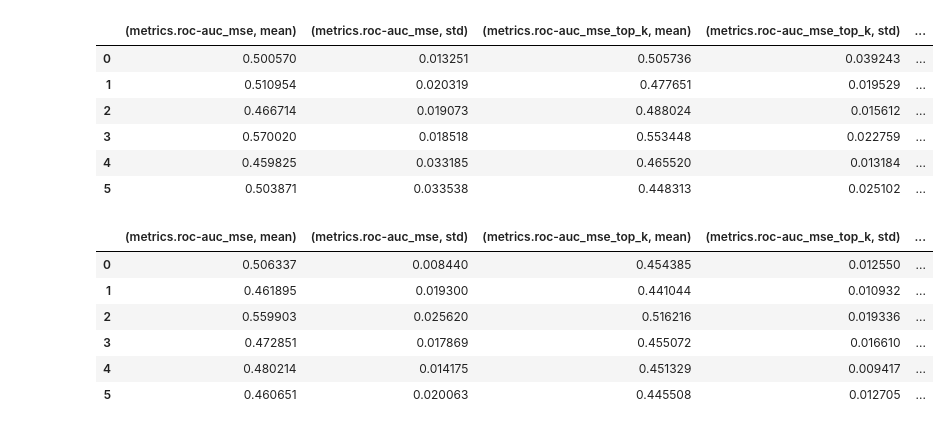
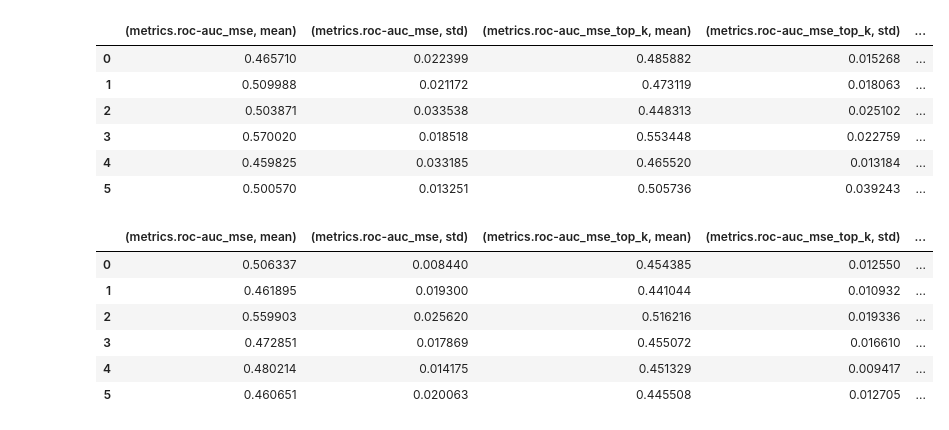
Before and after one commit to Valentyn1997/xray, a Jupyter notebook: notebooks/Experiments_comparison.ipynb, the cells around one changed output. Drawn from its saved outputs; the diff is of its cells as text; code cells hidden in the pictures.

```diff
--- a/notebooks/Experiments_comparison.ipynb
+++ b/notebooks/Experiments_comparison.ipynb
@@ -6,20 +6,20 @@ MLFLOW_TRACKING_URI = 'http://localhost:5001'
 mlflow.set_tracking_uri(MLFLOW_TRACKING_URI)
 summary = {}
 # %%
-cae = mlflow.search_runs(experiment_ids=10)
+cae = mlflow.search_runs(experiment_ids=16)
 cae = pd.merge(cae.groupby(by='tags.mlflow.parentRunId').agg(['mean', 'std']), cae,
          left_on='tags.mlflow.parentRunId', right_on='run_id')
 cae['model'] = 'cae'
 summary['cae'] = (cae.filter(regex=r"\('metrics\.(roc-auc).+(mean|std)'\)|params.data_source|params.pipeline|model"))
 summary['cae']
 # %% [output]
 |  | (metrics.roc-auc_mse, mean) | (metrics.roc-auc_mse, std) | (metrics.roc-auc_mse_top_k, mean) | (metrics.roc-auc_mse_top_k, std) | ... |
-| 0 | 0.500570 | 0.013251 | 0.505736 | 0.039243 | ... |
-| 1 | 0.510954 | 0.020319 | 0.477651 | 0.019529 | ... |
-| 2 | 0.466714 | 0.019073 | 0.488024 | 0.015612 | ... |
+| 0 | 0.465710 | 0.022399 | 0.485882 | 0.015268 | ... |
+| 1 | 0.509988 | 0.021172 | 0.473119 | 0.018063 | ... |
+| 2 | 0.503871 | 0.033538 | 0.448313 | 0.025102 | ... |
 | 3 | 0.570020 | 0.018518 | 0.553448 | 0.022759 | ... |
 | 4 | 0.459825 | 0.033185 | 0.465520 | 0.013184 | ... |
-| 5 | 0.503871 | 0.033538 | 0.448313 | 0.025102 | ... |
+| 5 | 0.500570 | 0.013251 | 0.505736 | 0.039243 | ... |
 # %%
 bae = mlflow.search_runs(experiment_ids=11)
 bae = pd.merge(bae.groupby(by='tags.mlflow.parentRunId').agg(['mean', 'std']), bae,
```
Also changed, not shown: parts of 12 cells of this notebook, 4 other files.
